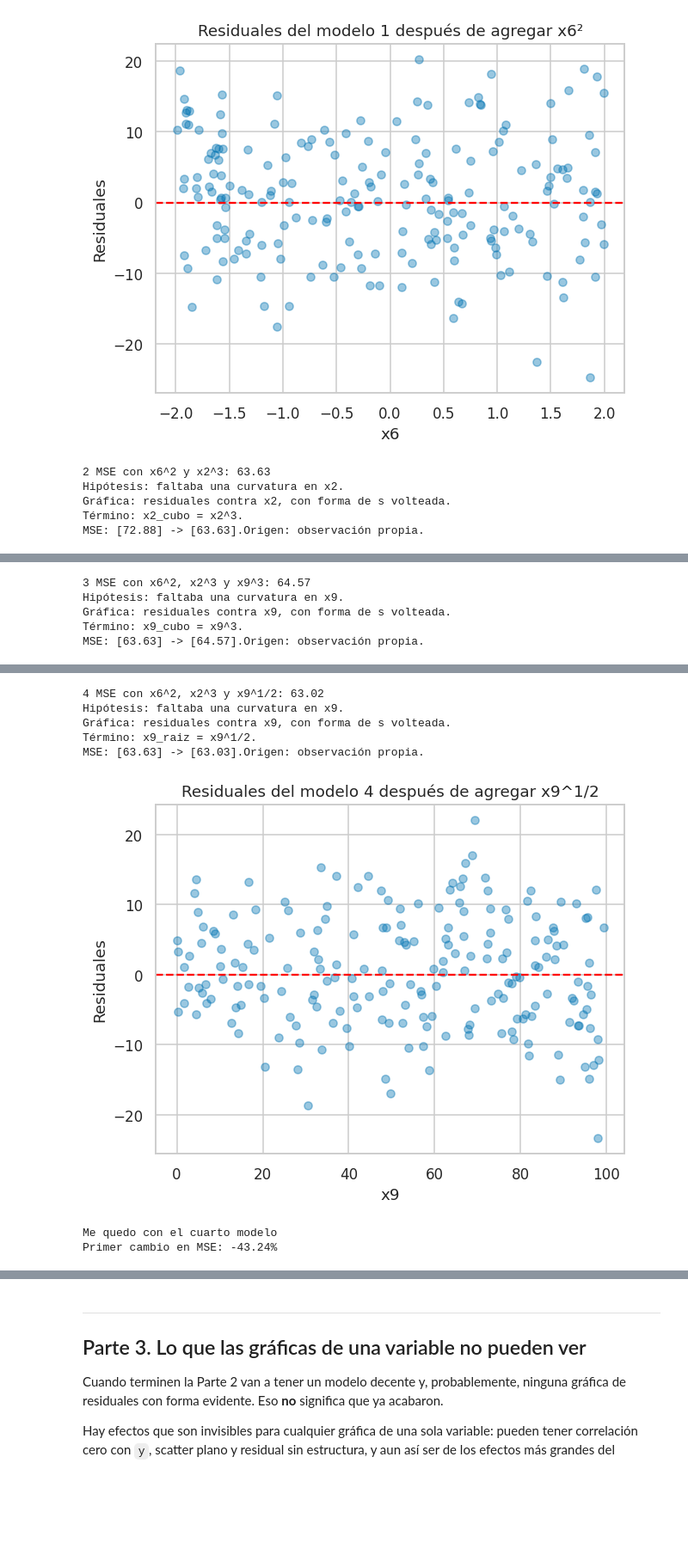
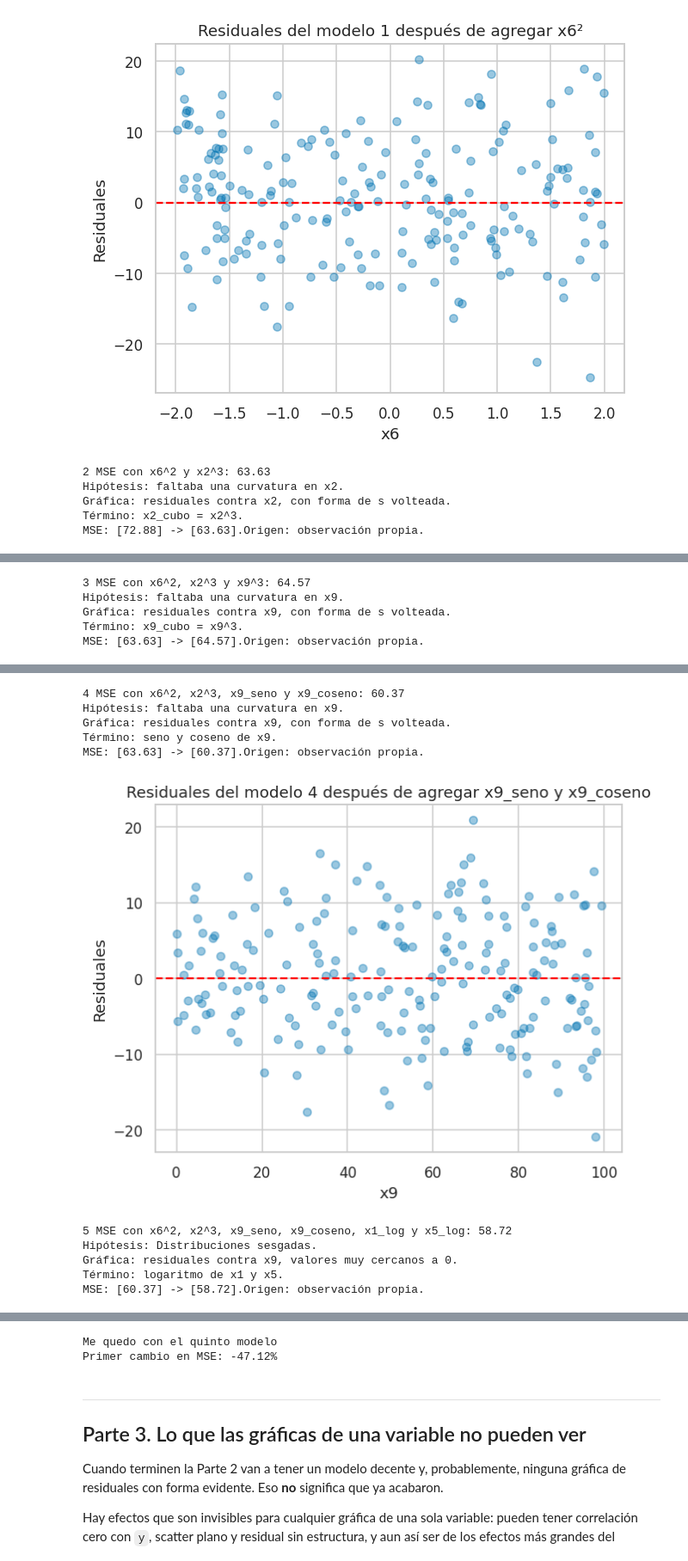
Before and after one commit to anasofiaconde/mineria_datos, a Jupyter notebook: tareas/tarea_01_aproximacion_funcion.ipynb, the cells around one changed output, grey strips where cells are left out. Shown at 86% size. Saved outputs shown, nothing was run; the diff lists cells and outputs as text; code cells hidden in the pictures; blank space fills up the shorter version.

Commit message:
Mejora del modelo

```diff
--- a/tareas/tarea_01_aproximacion_funcion.ipynb
+++ b/tareas/tarea_01_aproximacion_funcion.ipynb
@@ -425,44 +425,79 @@ plt.show()
 modelo_4, mse_4, residuales_4, _ = ajusta({
     "x6_cuadrado": lambda d: d["x6"] ** 2,
     "x2_cubo": lambda d: d["x2"] ** 3,
-    "x9_raiz": lambda d: d["x9"] ** 0.5
+    "x9_seno": lambda d: np.sin(2 * np.pi * d["x9"] / 280),
+    "x9_coseno": lambda d: np.cos(2 * np.pi * d["x9"] / 280)
 })
-print(f"4 MSE con x6^2, x2^3 y x9^1/2: {mse_4:.2f}")
+print(f"4 MSE con x6^2, x2^3, x9_seno y x9_coseno: {mse_4:.2f}")
 print("Hipótesis: faltaba una curvatura en x9.")
 print("Gráfica: residuales contra x9, con forma de s volteada.")
-print("Término: x9_raiz = x9^1/2.")
-print("MSE: [63.63] -> [63.03].Origen: observación propia.")
+print("Término: seno y coseno de x9.")
+print("MSE: [63.63] -> [60.37].Origen: observación propia.")
 
 plt.scatter(X_val["x9"], residuales_4, alpha=0.4)
 plt.axhline(0, color="red", linestyle="--")
 plt.xlabel("x9")
 plt.ylabel("Residuales")
-plt.title("Residuales del modelo 4 después de agregar x9^1/2")
+plt.title("Residuales del modelo 4 después de agregar x9_seno y x9_coseno")
+plt.grid(True)
+plt.show()
+
+modelo_5, mse_5, residuales_5, _ = ajusta({
+    "x6_cuadrado": lambda d: d["x6"] ** 2,
+    "x2_cubo": lambda d: d["x2"] ** 3,
+    "x9_seno": lambda d: np.sin(2 * np.pi * d["x9"] / 280),
+    "x9_coseno": lambda d: np.cos(2 * np.pi * d["x9"] / 280),
+    "x1_log": lambda d: np.log1p(d["x1"]),
+    "x5_log": lambda d: np.log1p(d["x5"])
+
+})
+print(f"5 MSE con x6^2, x2^3, x9_seno, x9_coseno, x1_log y x5_log: {mse_5:.2f}")
+print("Hipótesis: Distribuciones sesgadas.")
+print("Gráfica: residuales contra x9, valores muy cercanos a 0.")
+print("Término: logaritmo de x1 y x5.")
+print("MSE: [60.37] -> [58.72].Origen: observación propia.")
+
+plt.scatter(X_val["x1"], residuales_5, alpha=0.4)
+plt.axhline(0, color="red", linestyle="--")
+plt.xlabel("x1")
+plt.ylabel("Residuales")
+plt.title("Residuales del modelo 5 después de agregar x1_log y x5_log")
+plt.grid(True)
+plt.show()
+
+plt.scatter(X_val["x5"], residuales_5, alpha=0.4)
+plt.axhline(0, color="red", linestyle="--")
+plt.xlabel("x5")
+plt.ylabel("Residuales")
+plt.title("Residuales del modelo 5 después de agregar x1_log y x5_log")
 plt.grid(True)
 plt.show()
 
 #Conclusión
-print("Me quedo con el cuarto modelo")
-primer_cambio_en_mse=(63.03-111.04)/111.04*100
+print("Me quedo con el quinto modelo")
+primer_cambio_en_mse=(58.72-111.04)/111.04*100
 print(f"Primer cambio en MSE: {primer_cambio_en_mse:.2f}%")
 # %% [output]
 2 MSE con x6^2 y x2^3: 63.63
 Hipótesis: faltaba una curvatura en x2.
 Gráfica: residuales contra x2, con forma de s volteada.
 Término: x2_cubo = x2^3.
 MSE: [72.88] -> [63.63].Origen: observación propia.
 [figure]
 3 MSE con x6^2, x2^3 y x9^3: 64.57
 Hipótesis: faltaba una curvatura en x9.
 Gráfica: residuales contra x9, con forma de s volteada.
 Término: x9_cubo = x9^3.
 MSE: [63.63] -> [64.57].Origen: observación propia.
 [figure]
-4 MSE con x6^2, x2^3 y x9^1/2: 63.02
+4 MSE con x6^2, x2^3, x9_seno y x9_coseno: 60.37
 Hipótesis: faltaba una curvatura en x9.
 Gráfica: residuales contra x9, con forma de s volteada.
-Término: x9_raiz = x9^1/2.
-MSE: [63.63] -> [63.03].Origen: observación propia.
+Término: seno y coseno de x9.
+MSE: [63.63] -> [60.37].Origen: observación propia.
-[figure, old version]
+[figure, new version]
-Me quedo con el cuarto modelo
-Primer cambio en MSE: -43.24%
+5 MSE con x6^2, x2^3, x9_seno, x9_coseno, x1_log y x5_log: 58.72
+Hipótesis: Distribuciones sesgadas.
+Gráfica: residuales contra x9, valores muy cercanos a 0.
+Término: logaritmo de x1 y x5.
+MSE: [60.37] -> [58.72].Origen: observación propia.
@@ -469,3 +506,5 @@ Primer cambio en MSE: -43.24%
+Me quedo con el quinto modelo
+Primer cambio en MSE: -47.12%
 # %% [markdown]
 ---
 ## Parte 3. Lo que las gráficas de una variable no pueden ver
```
Also changed, not shown: parts of 3 cells of this notebook, 1 other file.
